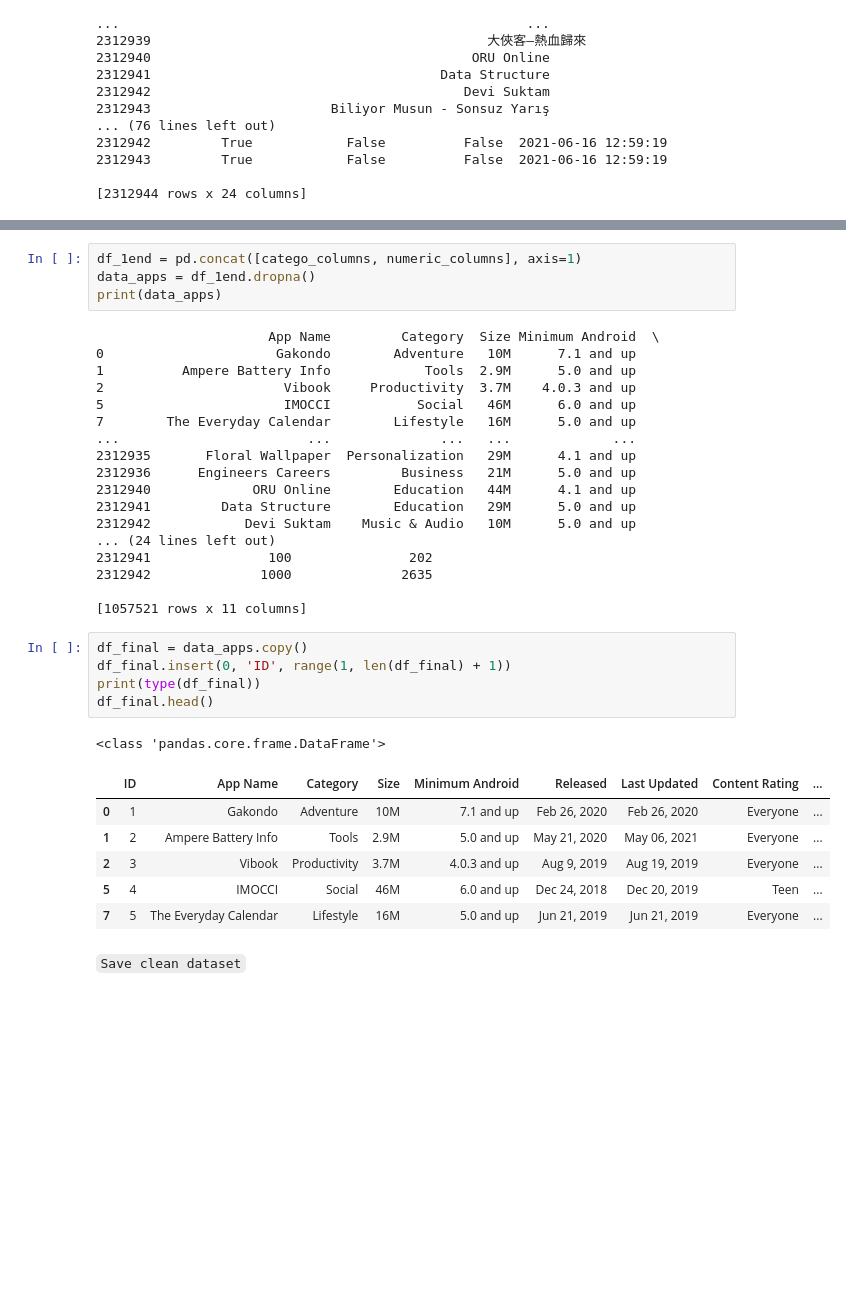
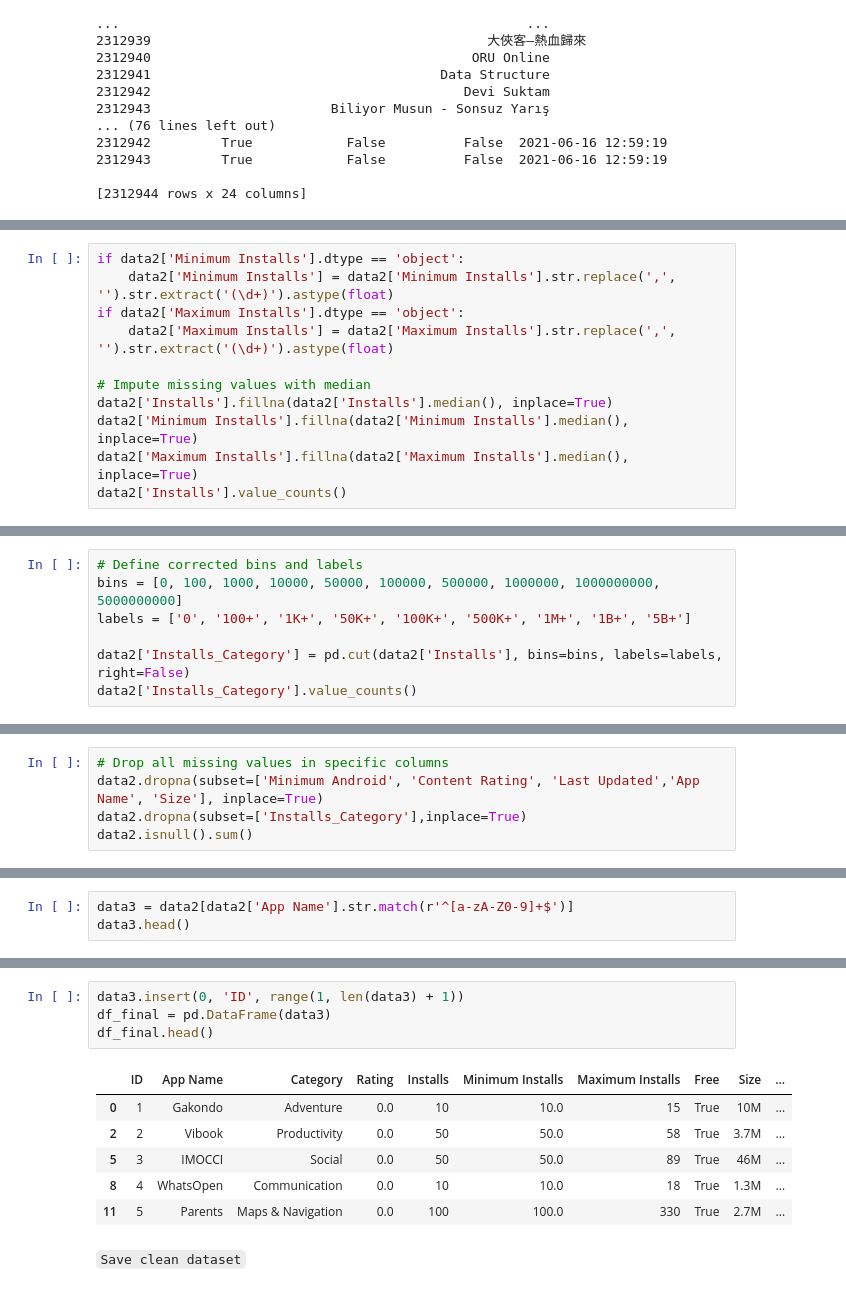
Before and after one commit to maria-clavijo/project_playstore_apps, a Jupyter notebook: notebooks/DataClean.ipynb, the cells around one changed output, grey strips where cells are left out. Cells and saved outputs as stored; diff of their text form; blank space fills up the shorter version.

Commit message:
update data clean

```diff
--- a/notebooks/DataClean.ipynb
+++ b/notebooks/DataClean.ipynb
@@ -113,0 +116,11 @@ El número máximo en la columna 'Installs' es: 10000000000
+# %%
+if data2['Minimum Installs'].dtype == 'object':
+    data2['Minimum Installs'] = data2['Minimum Installs'].str.replace(',', '').str.extract('(\d+)').astype(float)
+if data2['Maximum Installs'].dtype == 'object':
+    data2['Maximum Installs'] = data2['Maximum Installs'].str.replace(',', '').str.extract('(\d+)').astype(float)
+
+# Impute missing values with median
+data2['Installs'].fillna(data2['Installs'].median(), inplace=True)
+data2['Minimum Installs'].fillna(data2['Minimum Installs'].median(), inplace=True)
+data2['Maximum Installs'].fillna(data2['Maximum Installs'].median(), inplace=True)
+data2['Installs'].value_counts()
@@ -113,0 +145,7 @@ El número máximo en la columna 'Installs' es: 10000000000
+# %%
+# Define corrected bins and labels
+bins = [0, 100, 1000, 10000, 50000, 100000, 500000, 1000000, 1000000000, 5000000000]
+labels = ['0', '100+', '1K+', '50K+', '100K+', '500K+', '1M+', '1B+', '5B+']
+
+data2['Installs_Category'] = pd.cut(data2['Installs'], bins=bins, labels=labels, right=False)
+data2['Installs_Category'].value_counts()
@@ -113,0 +166,5 @@ El número máximo en la columna 'Installs' es: 10000000000
+# %%
+# Drop all missing values in specific columns
+data2.dropna(subset=['Minimum Android', 'Content Rating', 'Last Updated','App Name', 'Size'], inplace=True)
+data2.dropna(subset=['Installs_Category'],inplace=True)
+data2.isnull().sum()
@@ -113,0 +186,3 @@ El número máximo en la columna 'Installs' es: 10000000000
+# %%
+data3 = data2[data2['App Name'].str.match(r'^[a-zA-Z0-9]+$')]
+data3.head()
@@ -187,38 +231,14 @@ print(numeric_columns)
-# %%
-df_1end = pd.concat([catego_columns, numeric_columns], axis=1)
-data_apps = df_1end.dropna()
-print(data_apps)
-# %% [output]
-                      App Name         Category  Size Minimum Android  \
-0                      Gakondo        Adventure   10M      7.1 and up
-1          Ampere Battery Info            Tools  2.9M      5.0 and up
-2                       Vibook     Productivity  3.7M    4.0.3 and up
-5                       IMOCCI           Social   46M      6.0 and up
-7        The Everyday Calendar        Lifestyle   16M      5.0 and up
-...                        ...              ...   ...             ...
-2312935       Floral Wallpaper  Personalization   29M      4.1 and up
-2312936      Engineers Careers         Business   21M      5.0 and up
-2312940             ORU Online        Education   44M      4.1 and up
-2312941         Data Structure        Education   29M      5.0 and up
-2312942            Devi Suktam    Music & Audio   10M      5.0 and up
-... (24 lines left out)
-2312941               100               202
-2312942              1000              2635
-
-[1057521 rows x 11 columns]
 # %%
-df_final = data_apps.copy()
-df_final.insert(0, 'ID', range(1, len(df_final) + 1))
-print(type(df_final))
+data3.insert(0, 'ID', range(1, len(data3) + 1))
+df_final = pd.DataFrame(data3)
 df_final.head()
 # %% [output]
-<class 'pandas.core.frame.DataFrame'>
-|  | ID | App Name | Category | Size | Minimum Android | Released | Last Updated | Content Rating | ... |
-| 0 | 1 | Gakondo | Adventure | 10M | 7.1 and up | Feb 26, 2020 | Feb 26, 2020 | Everyone | ... |
-| 1 | 2 | Ampere Battery Info | Tools | 2.9M | 5.0 and up | May 21, 2020 | May 06, 2021 | Everyone | ... |
-| 2 | 3 | Vibook | Productivity | 3.7M | 4.0.3 and up | Aug 9, 2019 | Aug 19, 2019 | Everyone | ... |
-| 5 | 4 | IMOCCI | Social | 46M | 6.0 and up | Dec 24, 2018 | Dec 20, 2019 | Teen | ... |
-| 7 | 5 | The Everyday Calendar | Lifestyle | 16M | 5.0 and up | Jun 21, 2019 | Jun 21, 2019 | Everyone | ... |
+|  | ID | App Name | Category | Rating | Installs | Minimum Installs | Maximum Installs | Free | Size | ... |
+| 0 | 1 | Gakondo | Adventure | 0.0 | 10 | 10.0 | 15 | True | 10M | ... |
+| 2 | 2 | Vibook | Productivity | 0.0 | 50 | 50.0 | 58 | True | 3.7M | ... |
+| 5 | 3 | IMOCCI | Social | 0.0 | 50 | 50.0 | 89 | True | 46M | ... |
+| 8 | 4 | WhatsOpen | Communication | 0.0 | 10 | 10.0 | 18 | True | 1.3M | ... |
+| 11 | 5 | Parents | Maps & Navigation | 0.0 | 100 | 100.0 | 330 | True | 2.7M | ... |
 # %% [markdown]
 `Save clean dataset`
 # %%
```
Also changed, not shown: parts of 27 cells of this notebook.
